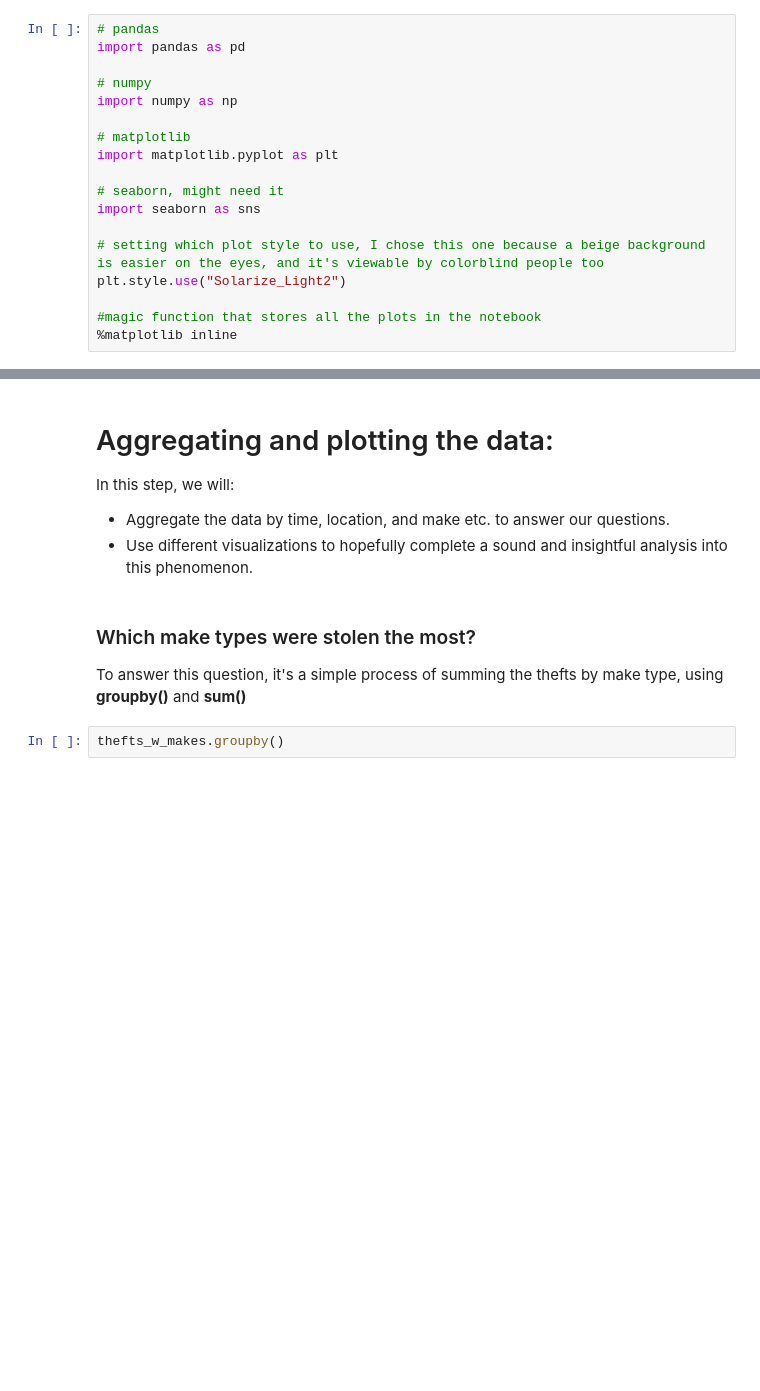
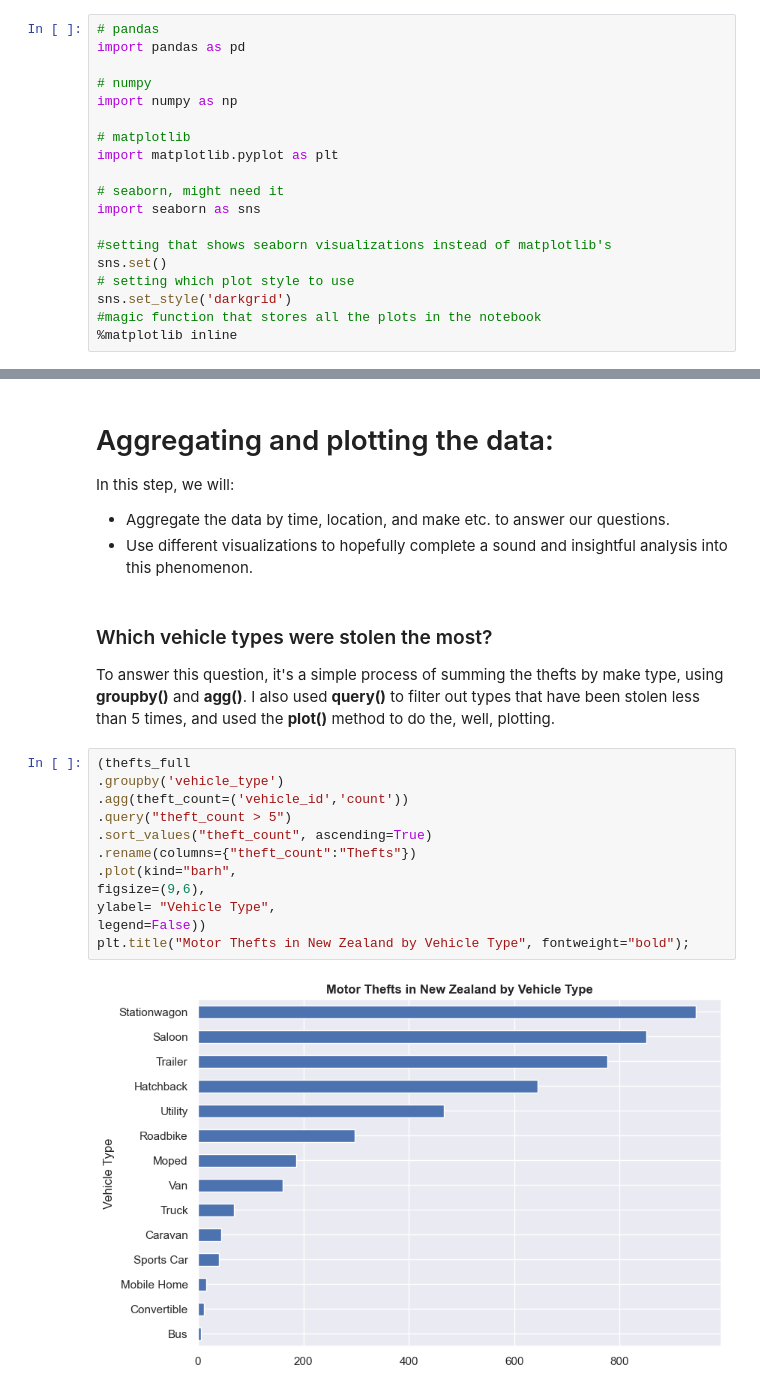
Before and after one commit to khaled-mehizel/nz-motor-theft-py-analysis, a Jupyter notebook: nz-carjacking-nb.ipynb, the cells around one changed output, grey strips where cells are left out. Saved outputs shown, nothing was run; the diff lists cells and outputs as text; blank space fills up the shorter version.

```diff
--- a/nz-carjacking-nb.ipynb
+++ b/nz-carjacking-nb.ipynb
@@ -37,9 +35,10 @@ import matplotlib.pyplot as plt
 # seaborn, might need it
 import seaborn as sns
 
-# setting which plot style to use, I chose this one because a beige background is easier on the eyes, and it's viewable by colorblind people too
-plt.style.use("Solarize_Light2")
-
+#setting that shows seaborn visualizations instead of matplotlib's
+sns.set()
+# setting which plot style to use
+sns.set_style('darkgrid')
 #magic function that stores all the plots in the notebook
 %matplotlib inline
 # %% [markdown]
@@ -221,7 +250,20 @@ In this step, we will:
 - Aggregate the data by time, location, and make etc. to answer our questions.
 - Use different visualizations to hopefully complete a sound and insightful analysis into this phenomenon.
 # %% [markdown]
-### Which make types were stolen the most?
-To answer this question, it's a simple process of summing the thefts by make type, using **groupby()** and **sum()**
+### Which vehicle types were stolen the most?
+To answer this question, it's a simple process of summing the thefts by make type, using **groupby()** and **agg()**.
+I also used **query()** to filter out types that have been stolen less than 5 times, and used the **plot()** method to do the, well, plotting.
-# %%
-thefts_w_makes.groupby()
+# %%
+(thefts_full
+.groupby('vehicle_type')
+.agg(theft_count=('vehicle_id','count'))
+.query("theft_count > 5")
+.sort_values("theft_count", ascending=True)
+.rename(columns={"theft_count":"Thefts"})
+.plot(kind="barh",
+figsize=(9,6),
+ylabel= "Vehicle Type",
+legend=False))
+plt.title("Motor Thefts in New Zealand by Vehicle Type", fontweight="bold");
+# %% [output]
+[figure, added]
```
Also changed, not shown: parts of 21 cells of this notebook, 1 other file.
